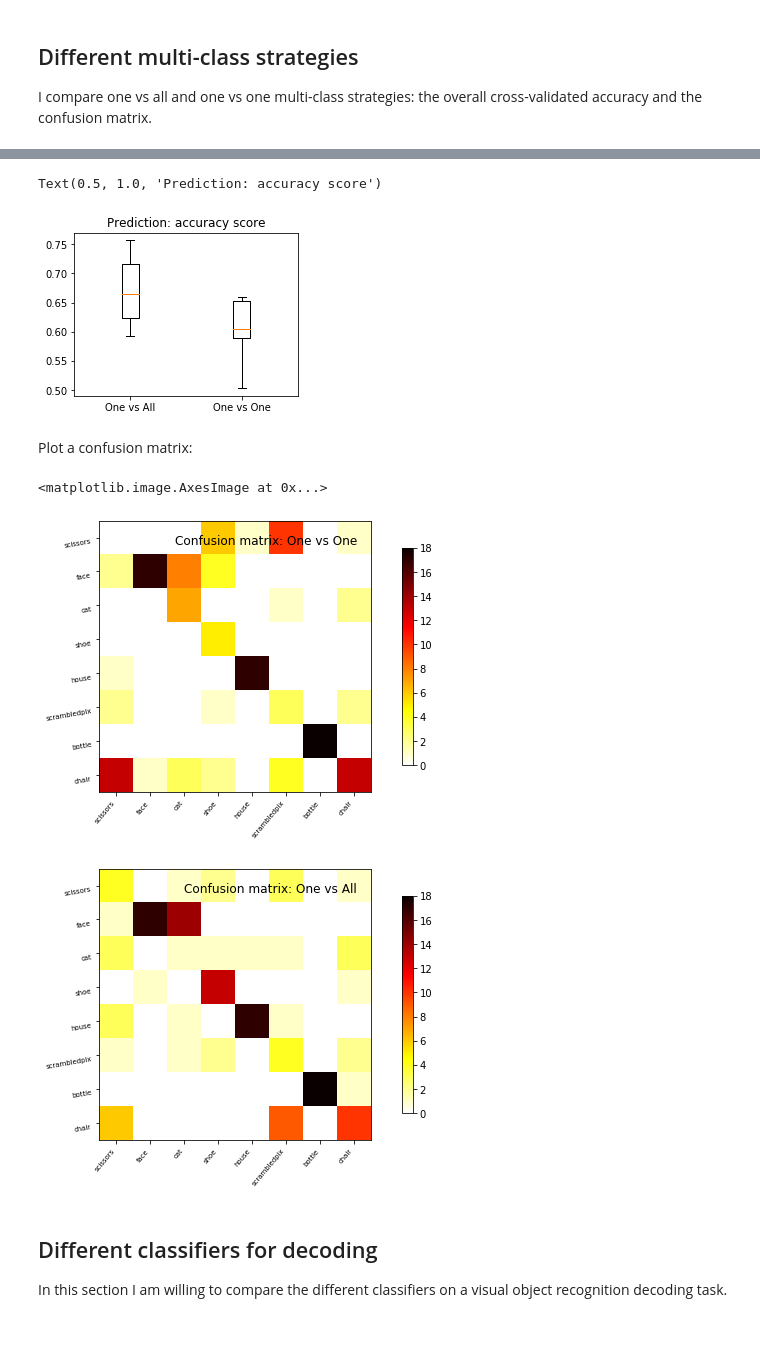
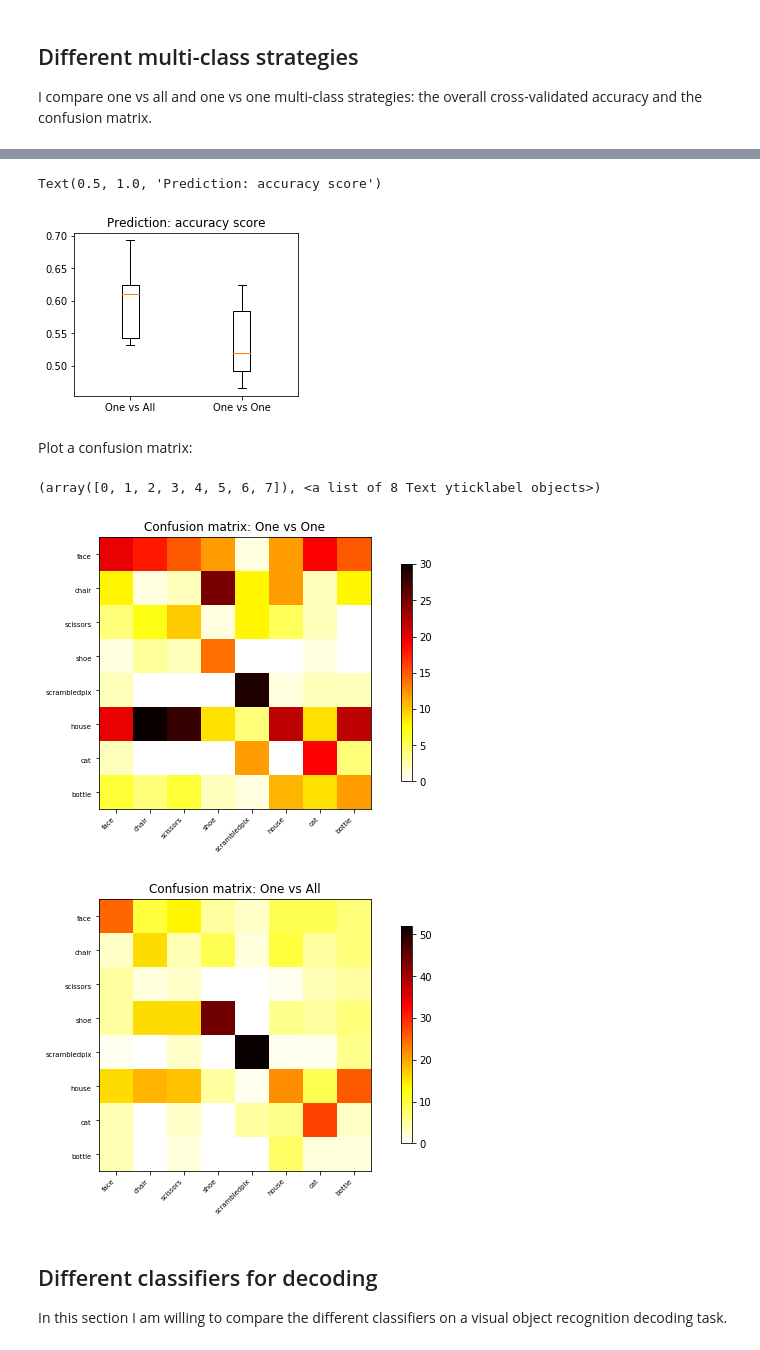
Before and after one commit to brainhack-school2020/BHS_project_SRastegarnia, a Jupyter notebook: BHS_Haxby_BrainDecoding.ipynb, the cells around one changed output, grey strips where cells are left out. Cells and saved outputs as stored; diff of their text form; code cells hidden in the pictures.

```diff
--- a/BHS_Haxby_BrainDecoding.ipynb
+++ b/BHS_Haxby_BrainDecoding.ipynb
@@ -32,7 +34,7 @@ from sklearn.multiclass import OneVsOneClassifier, OneVsRestClassifier
 ## Dataset
 # %%
 # If we don't define which subject by default 2nd subject will be fetched.
-haxby_ds = datasets.fetch_haxby(fetch_stimuli=True)
+haxby_ds = datasets.fetch_haxby(subjects=[4], fetch_stimuli=True)
 # print(haxby_ds)
 
 # To define which subject to be fetched:
@@ -470,29 +472,33 @@ plt.xticks([1, 2], ['One vs All', 'One vs One'])
 plt.title('Prediction: accuracy score')
 # %% [output]
 Text(0.5, 1.0, 'Prediction: accuracy score')
-[figure, old version]
+[figure, new version]
 # %% [markdown]
 Plot a confusion matrix:
 # %%
-# I fit on the the first 10 sessions and plot a confusion matrix on the last 2 sessions
+# I fit on the the first 5 sessions and plot a confusion matrix on the last 2 sessions
 
-svc_ovo.fit(X[session_labels < 10], y[session_labels < 10])
-y_pred_ovo = svc_ovo.predict(X[session_labels >= 10])
+svc_ovo.fit(X[session_labels < 5], y[session_labels < 5])
+y_pred_ovo = svc_ovo.predict(X[session_labels >= 5])
 
-plot_matrix(confusion_matrix(y_pred_ovo, y[session_labels >= 10]),
-            labels=unique_conditions,
-            title='Confusion matrix: One vs One', cmap='hot_r')
+plot_matrix(confusion_matrix(y_pred_ovo, y[session_labels >= 5]),
+            labels=unique_conditions, cmap='hot_r')
+plt.title('Confusion matrix: One vs One')
+plt.xticks(rotation=45)
+plt.yticks(rotation=0)
 
-svc_ova.fit(X[session_labels < 10], y[session_labels < 10])
-y_pred_ova = svc_ova.predict(X[session_labels >= 10])
+svc_ova.fit(X[session_labels < 5], y[session_labels < 5])
+y_pred_ova = svc_ova.predict(X[session_labels >= 5])
 
-plot_matrix(confusion_matrix(y_pred_ova, y[session_labels >= 10]),
-            labels=unique_conditions,
-            title='Confusion matrix: One vs All', cmap='hot_r')
+plot_matrix(confusion_matrix(y_pred_ova, y[session_labels >= 5]),
+            labels=unique_conditions, cmap='hot_r')
+plt.title('Confusion matrix: One vs All')
+plt.xticks(rotation=45)
+plt.yticks(rotation=0)
 # %% [output]
-<matplotlib.image.AxesImage at 0x...>
+(array([0, 1, 2, 3, 4, 5, 6, 7]), <a list of 8 Text yticklabel objects>)
-[figure, old version]
+[figure, new version]
-[figure, old version]
+[figure, new version]
 # %% [markdown]
 ## Different classifiers for decoding
 In this section I am willing to compare the different classifiers on a visual object recognition decoding task.
```
Also changed, not shown: parts of 32 cells of this notebook, 1 other file.
